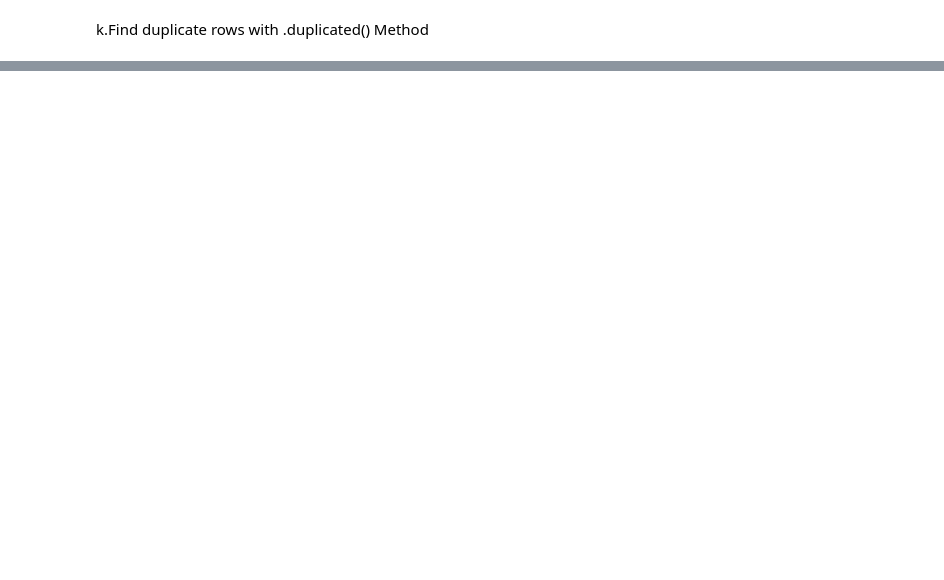
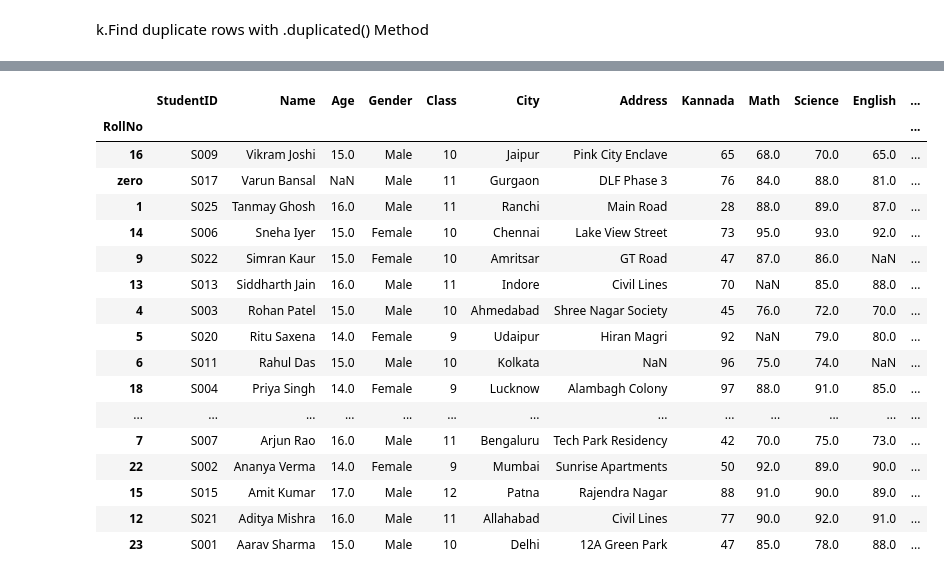
Before and after one commit to NehaSrinivas98/MachineLearningCourse, a Jupyter notebook: pandasNumpy.ipynb, the cells around one changed output, grey strips where cells are left out. Saved outputs shown, nothing was run; the diff lists cells and outputs as text; code cells hidden in the pictures; blank space fills up the shorter version.

```diff
--- a/pandasNumpy.ipynb
+++ b/pandasNumpy.ipynb
@@ -454,0 +843,21 @@ df[duplicated]
+# %%
+df.sort_values(by = ['Name','Age'],ascending= False)
+# %% [output]
+|  | StudentID | Name | Age | Gender | Class | City | Address | Kannada | Math | Science | English | ... |
+| RollNo |  |  |  |  |  |  |  |  |  |  |  | ... |
+| 16 | S009 | Vikram Joshi | 15.0 | Male | 10 | Jaipur | Pink City Enclave | 65 | 68.0 | 70.0 | 65.0 | ... |
+| zero | S017 | Varun Bansal | NaN | Male | 11 | Gurgaon | DLF Phase 3 | 76 | 84.0 | 88.0 | 81.0 | ... |
+| 1 | S025 | Tanmay Ghosh | 16.0 | Male | 11 | Ranchi | Main Road | 28 | 88.0 | 89.0 | 87.0 | ... |
+| 14 | S006 | Sneha Iyer | 15.0 | Female | 10 | Chennai | Lake View Street | 73 | 95.0 | 93.0 | 92.0 | ... |
+| 9 | S022 | Simran Kaur | 15.0 | Female | 10 | Amritsar | GT Road | 47 | 87.0 | 86.0 | NaN | ... |
+| 13 | S013 | Siddharth Jain | 16.0 | Male | 11 | Indore | Civil Lines | 70 | NaN | 85.0 | 88.0 | ... |
+| 4 | S003 | Rohan Patel | 15.0 | Male | 10 | Ahmedabad | Shree Nagar Society | 45 | 76.0 | 72.0 | 70.0 | ... |
+| 5 | S020 | Ritu Saxena | 14.0 | Female | 9 | Udaipur | Hiran Magri | 92 | NaN | 79.0 | 80.0 | ... |
+| 6 | S011 | Rahul Das | 15.0 | Male | 10 | Kolkata | NaN | 96 | 75.0 | 74.0 | NaN | ... |
+| 18 | S004 | Priya Singh | 14.0 | Female | 9 | Lucknow | Alambagh Colony | 97 | 88.0 | 91.0 | 85.0 | ... |
+| ... | ... | ... | ... | ... | ... | ... | ... | ... | ... | ... | ... | ... |
+| 7 | S007 | Arjun Rao | 16.0 | Male | 11 | Bengaluru | Tech Park Residency | 42 | 70.0 | 75.0 | 73.0 | ... |
+| 22 | S002 | Ananya Verma | 14.0 | Female | 9 | Mumbai | Sunrise Apartments | 50 | 92.0 | 89.0 | 90.0 | ... |
+| 15 | S015 | Amit Kumar | 17.0 | Male | 12 | Patna | Rajendra Nagar | 88 | 91.0 | 90.0 | 89.0 | ... |
+| 12 | S021 | Aditya Mishra | 16.0 | Male | 11 | Allahabad | Civil Lines | 77 | 90.0 | 92.0 | 91.0 | ... |
+| 23 | S001 | Aarav Sharma | 15.0 | Male | 10 | Delhi | 12A Green Park | 47 | 85.0 | 78.0 | 88.0 | ... |
```
Also changed, not shown: parts of 36 cells of this notebook.
